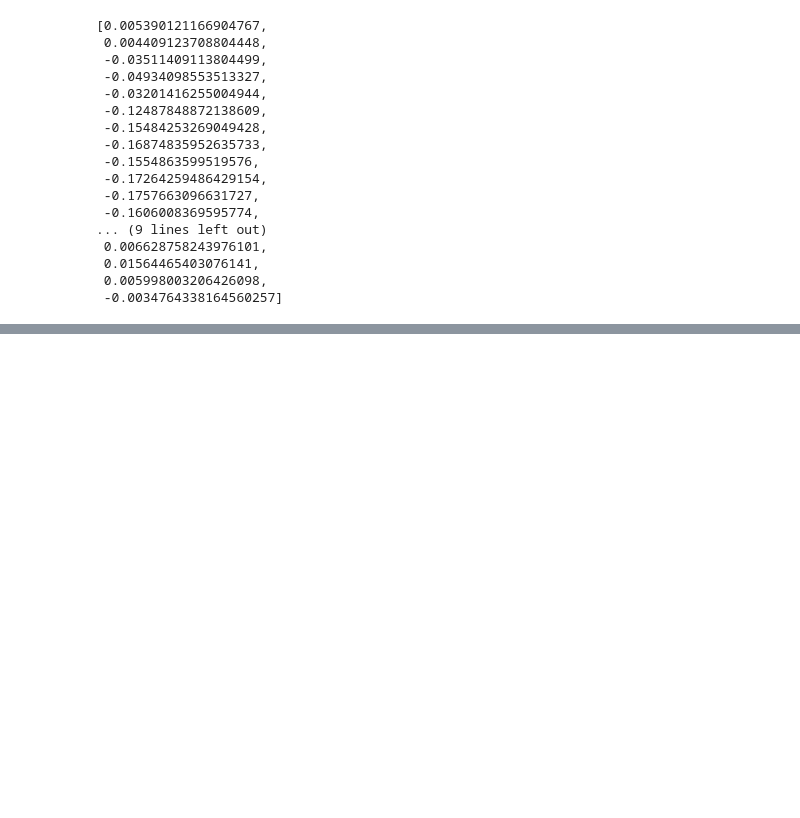
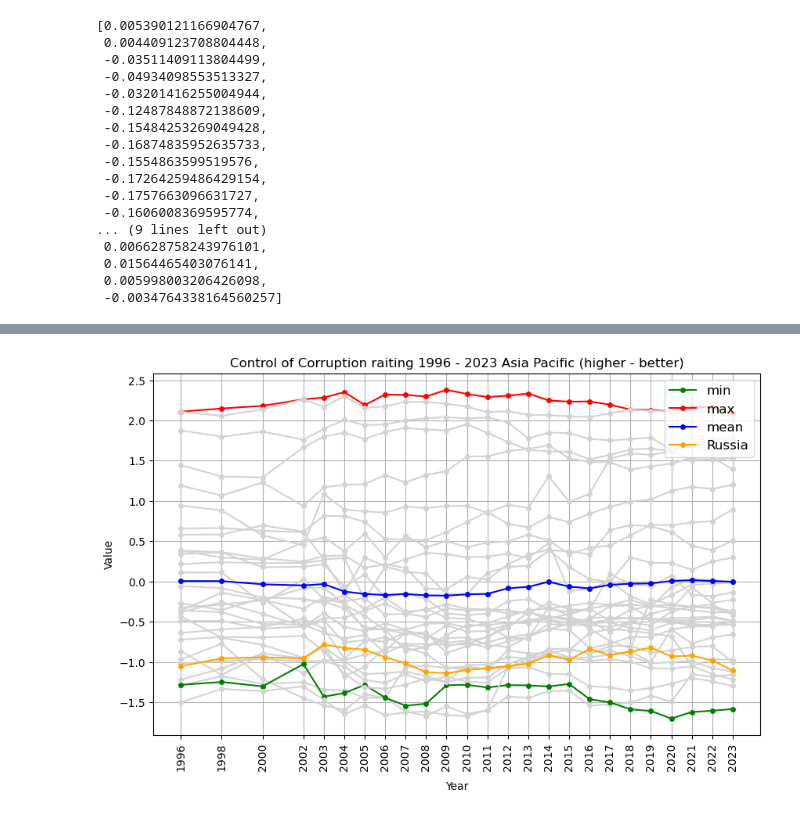
Before and after one commit to The-Humble-Guy/mlassignments, a Jupyter notebook: notebooks/A1_IU21_Kutsenko_1_1_3.ipynb, the cells around one changed output, grey strips where cells are left out. Cells and saved outputs as stored; diff of their text form; code cells hidden in the pictures; blank space fills up the shorter version.

```diff
--- a/notebooks/A1_IU21_Kutsenko_1_1_3.ipynb
+++ b/notebooks/A1_IU21_Kutsenko_1_1_3.ipynb
@@ -465,12 +497,12 @@ Mean value     : -0.0034764338164560257
 # %% [markdown]
 7. Теперь найдем страны с максимальным и минимальным значением индекса
 # %%
-country_max = asia_pacific_cc_2023_data[asia_pacific_cc_2023_data == asia_pacific_cc_2023['max']].index.to_list()
-country_max
+countries_max = asia_pacific_cc_2023_data[asia_pacific_cc_2023_data == asia_pacific_cc_2023['max']].index.to_list()
+countries_max
 # %% [output]
 ['New Zealand']
 # %%
-country_min = asia_pacific_cc_2023_data[asia_pacific_cc_2023_data == asia_pacific_cc_2023['min']].index.to_list()
-country_min
+countries_min = asia_pacific_cc_2023_data[asia_pacific_cc_2023_data == asia_pacific_cc_2023['min']].index.to_list()
+countries_min
 # %% [output]
 ['Korea, Dem. Rep.']
@@ -499,0 +543,7 @@ asia_pacific_means_1996_2023
+# %%
+# Нужны данные по России за 1996-2023 год из исходного датасета
+russia_frame = dataset_frame[dataset_frame.countryname =='Russian Federation']\
+                   .query('indicator == "cc"')\
+                   .dropna()\
+                   .filter(items=['year','estimate', 'pctrank']).set_index('year')
+russia_frame['estimate']
@@ -499,0 +568,22 @@ asia_pacific_means_1996_2023
+# %%
+params = {}
+params['max'] = {}
+params['max']['countries'] = countries_max
+params['max']['color'] = 'red'
+
+params['min'] = {}
+params['min']['countries'] = countries_min
+params['min']['color'] = 'green'
+
+params['mean'] = {}
+params['mean']['data'] = asia_pacific_means_1996_2023
+params['mean']['color'] = 'blue'
+
+params['Russia'] = {}
+params['Russia']['data'] = russia_frame['estimate']
+params['Russia']['color'] = 'orange'
+
+
+plot_asia_cc(params)
+# %% [output]
+[figure, added]
```
Also changed, not shown: parts of 16 cells of this notebook.
